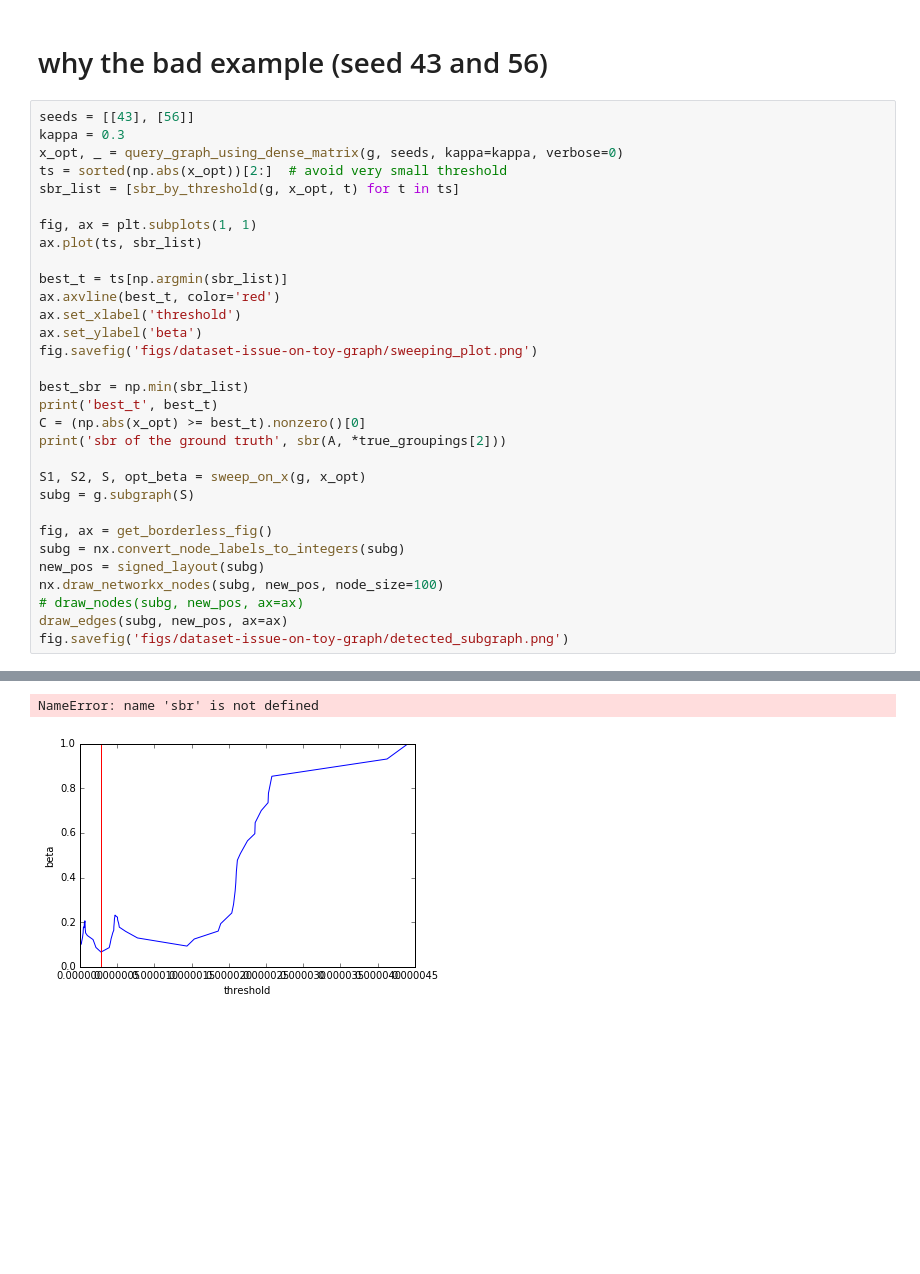
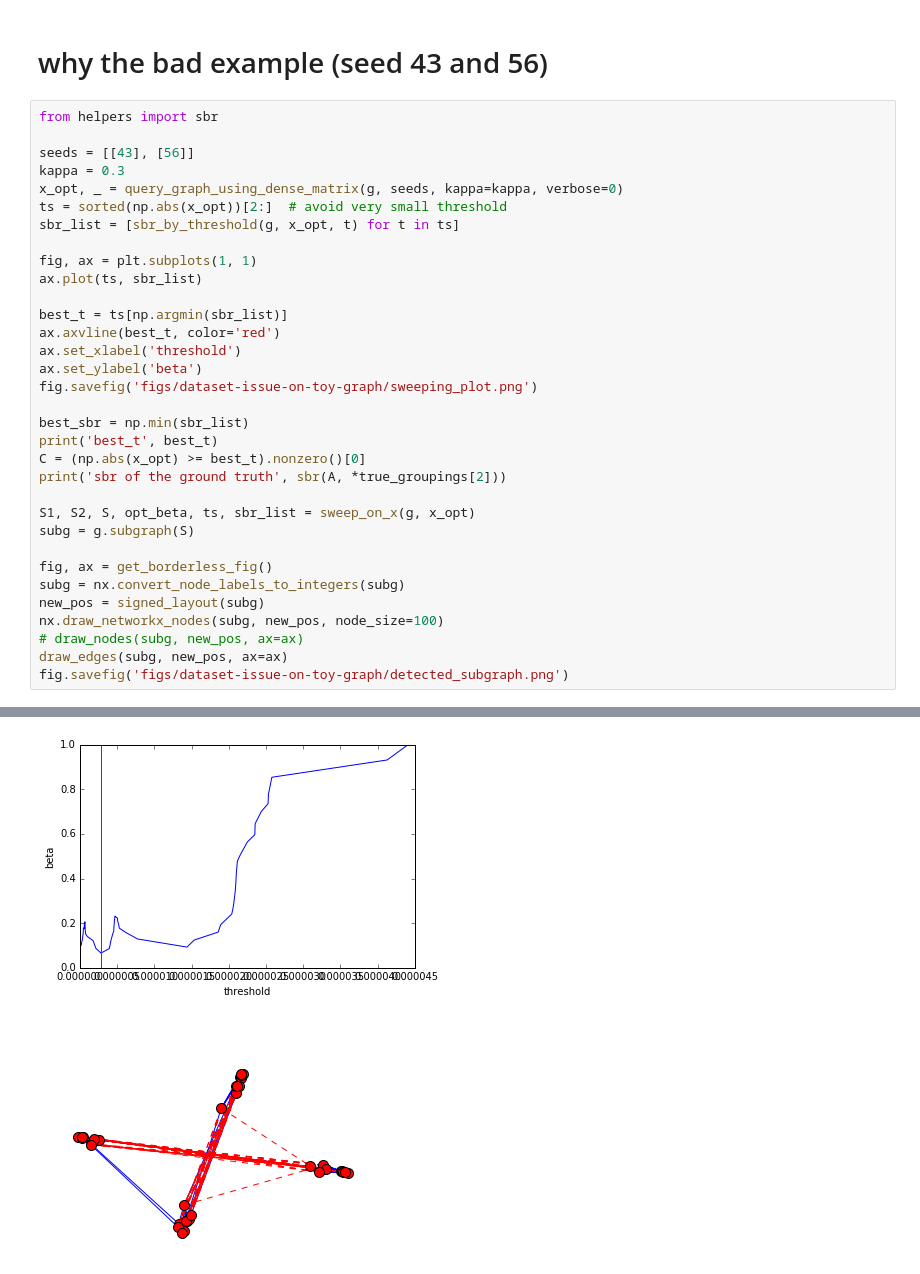
Before and after one commit to xiaohan2012/signed-local-community, a Jupyter notebook: proof-of-concept.ipynb, the cells around one changed output, grey strips where cells are left out. Saved outputs shown, nothing was run; the diff lists cells and outputs as text; blank space fills up the shorter version.

```diff
--- a/proof-of-concept.ipynb
+++ b/proof-of-concept.ipynb
@@ -174,6 +174,8 @@ fig.savefig('figs/effect-of-kappa/seeds-{}.png'.format(seeds_str))
 # %% [markdown]
 # why the bad example (seed 43 and 56)
 # %%
+from helpers import sbr
+
 seeds = [[43], [56]]
 kappa = 0.3
 x_opt, _ = query_graph_using_dense_matrix(g, seeds, kappa=kappa, verbose=0)
@@ -194,7 +196,7 @@ print('best_t', best_t)
 C = (np.abs(x_opt) >= best_t).nonzero()[0]
 print('sbr of the ground truth', sbr(A, *true_groupings[2]))
 
-S1, S2, S, opt_beta = sweep_on_x(g, x_opt)
+S1, S2, S, opt_beta, ts, sbr_list = sweep_on_x(g, x_opt)
 subg = g.subgraph(S)
 
 fig, ax = get_borderless_fig()
@@ -210,2 +213,2 @@ best_t 2.8098051023366772e-06
-NameError: name 'sbr' is not defined
 [figure]
+[figure, added]
```
Also changed, not shown: parts of 3 cells of this notebook.
